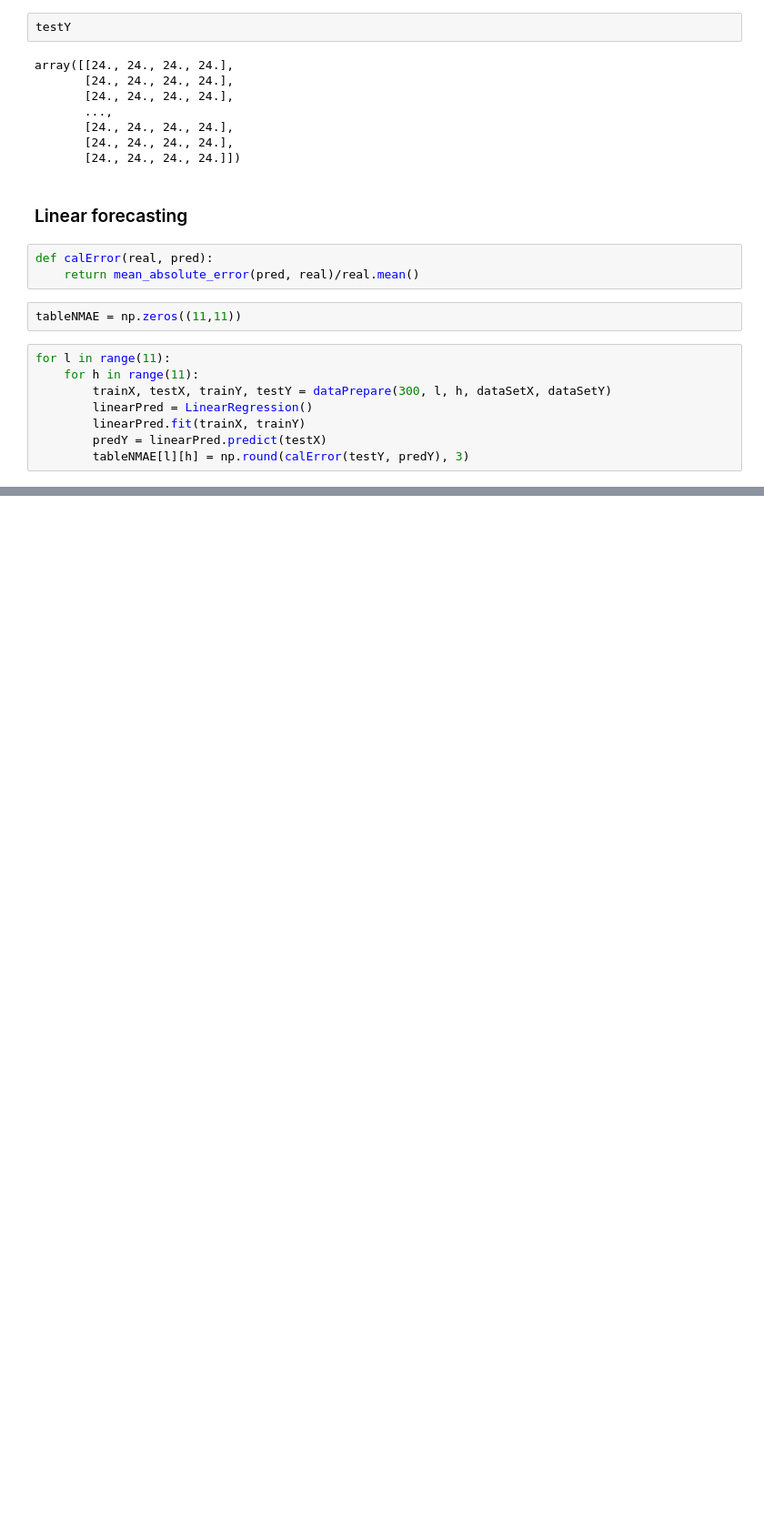
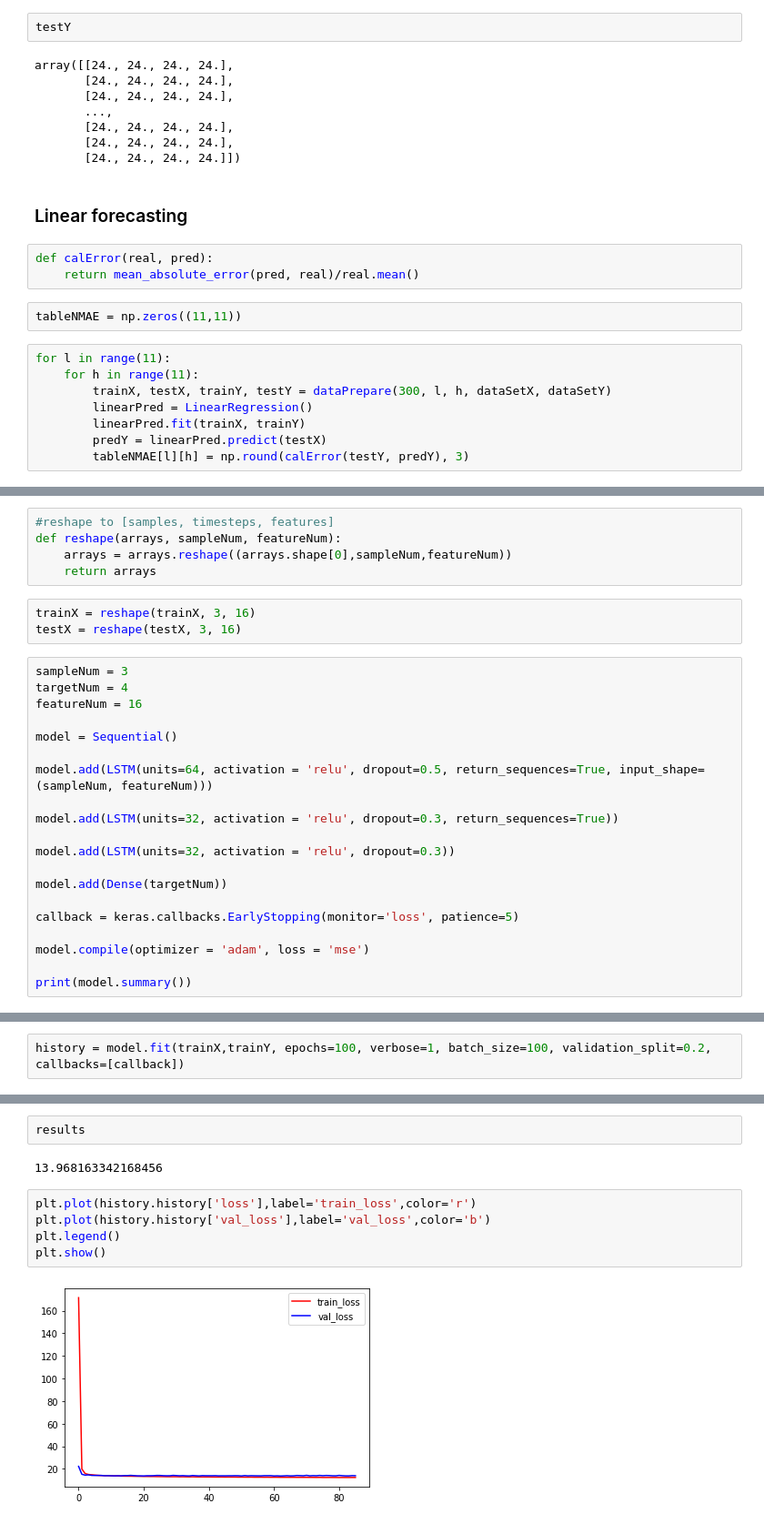
Before and after one commit to Will1998/Network-Analytics, a Jupyter notebook: Network Service Metrics Forecasting.ipynb, the cells around one changed output, grey strips where cells are left out. Shown at 91% size. Drawn from its saved outputs; the diff is of its cells as text; blank space fills up the shorter version.

Commit message:
Add LSTM forecasting model

```diff
--- a/Network Service Metrics Forecasting.ipynb
+++ b/Network Service Metrics Forecasting.ipynb
@@ -265,0 +275,28 @@ plt.show()
+# %%
+#reshape to [samples, timesteps, features]
+def reshape(arrays, sampleNum, featureNum):
+    arrays = arrays.reshape((arrays.shape[0],sampleNum,featureNum))
+    return arrays
+# %%
+trainX = reshape(trainX, 3, 16)
+testX = reshape(testX, 3, 16)
+# %%
+sampleNum = 3
+targetNum = 4
+featureNum = 16
+
+model = Sequential()
+
+model.add(LSTM(units=64, activation = 'relu', dropout=0.5, return_sequences=True, input_shape=(sampleNum, featureNum)))
+
+model.add(LSTM(units=32, activation = 'relu', dropout=0.3, return_sequences=True))
+
+model.add(LSTM(units=32, activation = 'relu', dropout=0.3))
+
+model.add(Dense(targetNum))
+
+callback = keras.callbacks.EarlyStopping(monitor='loss', patience=5)
+
+model.compile(optimizer = 'adam', loss = 'mse')
+
+print(model.summary())
@@ -265,0 +321,2 @@ plt.show()
+# %%
+history = model.fit(trainX,trainY, epochs=100, verbose=1, batch_size=100, validation_split=0.2, callbacks=[callback])
@@ -265,0 +345,11 @@ plt.show()
+# %%
+results
+# %% [output]
+13.968163342168456
+# %%
+plt.plot(history.history['loss'],label='train_loss',color='r')
+plt.plot(history.history['val_loss'],label='val_loss',color='b')
+plt.legend()
+plt.show()
+# %% [output]
+[figure, added]
```
Also changed, not shown: parts of 18 cells of this notebook.
